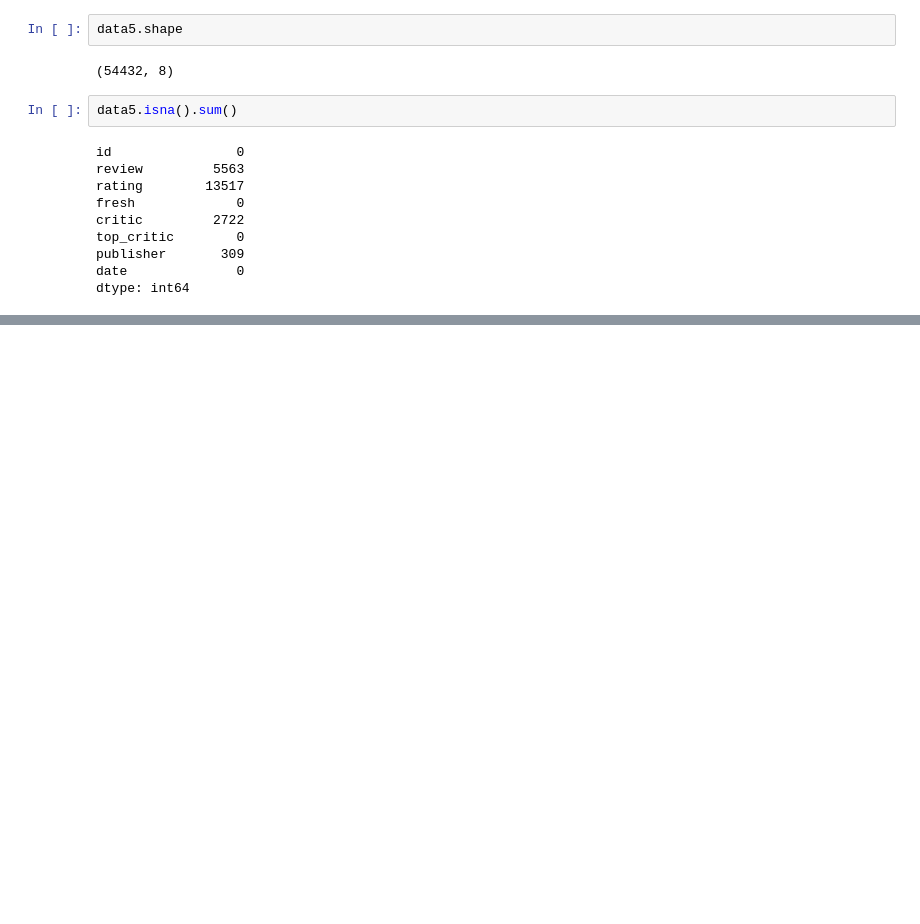
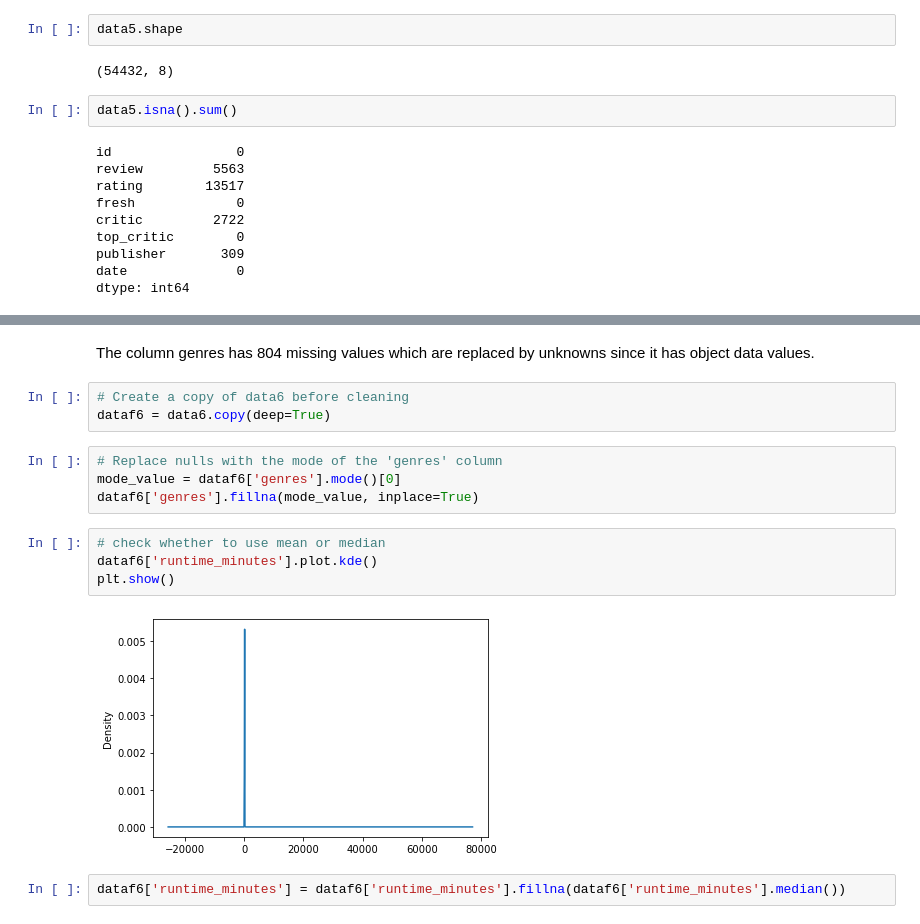
Before and after one commit to LEON-HUB10/Group_Four-_Phase-_Two_Project, a Jupyter notebook: student.ipynb, the cells around one changed output, grey strips where cells are left out. Drawn from its saved outputs; the diff is of its cells as text; blank space fills up the shorter version.

Commit message:
updated cleaning

```diff
--- a/student.ipynb
+++ b/student.ipynb
@@ -463 +495,18 @@ numvotes           0
 dtype: int64
+# %% [markdown]
+The column genres has 804 missing values which are replaced by unknowns since it has object data values.
+# %%
+# Create a copy of data6 before cleaning
+dataf6 = data6.copy(deep=True)
+# %%
+# Replace nulls with the mode of the 'genres' column
+mode_value = dataf6['genres'].mode()[0]
+dataf6['genres'].fillna(mode_value, inplace=True)
+# %%
+# check whether to use mean or median
+dataf6['runtime_minutes'].plot.kde()
+plt.show()
+# %% [output]
+[figure, added]
+# %%
+dataf6['runtime_minutes'] = dataf6['runtime_minutes'].fillna(dataf6['runtime_minutes'].median())
```
Also changed, not shown: parts of 16 cells of this notebook.
